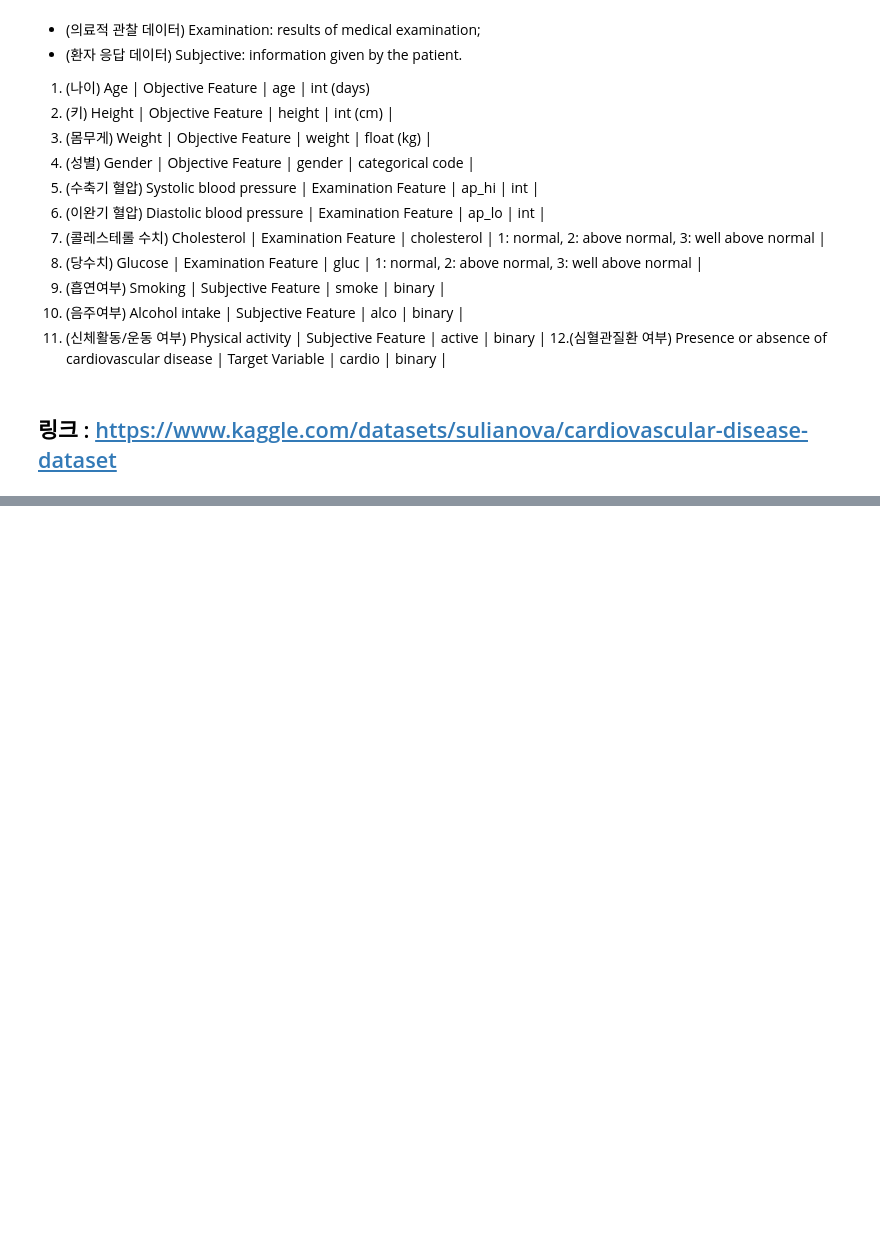
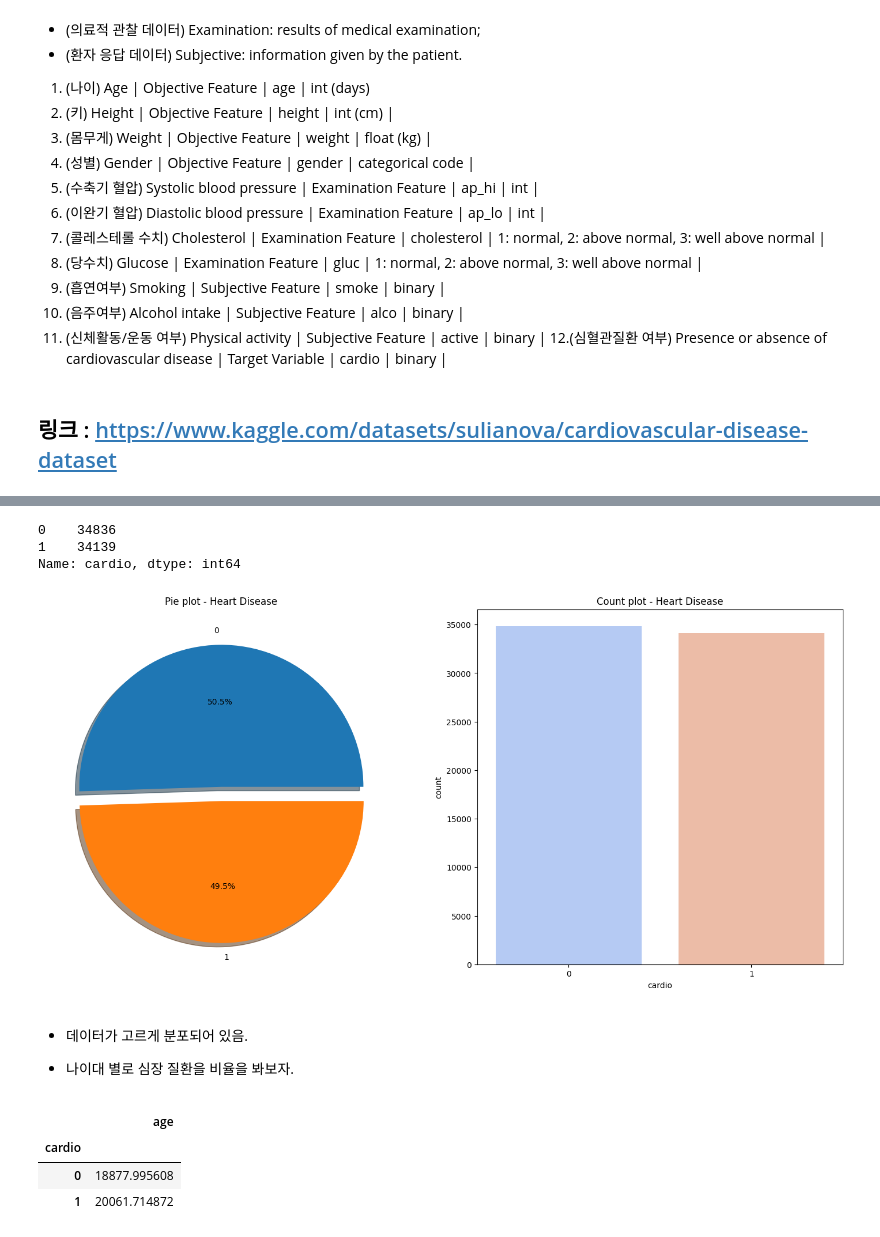
Before and after one commit to Youngpyoryu/Lecture_Note, a Jupyter notebook: 디지털 헬스케어/2주차/20240124.ipynb, the cells around one changed output, grey strips where cells are left out. Saved outputs shown, nothing was run; the diff lists cells and outputs as text; code cells hidden in the pictures; blank space fills up the shorter version.

```diff
--- a/디지털 헬스케어/2주차/20240124.ipynb
+++ b/디지털 헬스케어/2주차/20240124.ipynb
@@ -24,0 +25,5 @@ Mounted at /content/drive
+# %%
+import pandas as pd
+
+data = pd.read_csv('/content/drive/MyDrive/cardio_train.csv',sep=';')
+data
@@ -24,0 +46,9 @@ Mounted at /content/drive
+# %%
+data.drop('id',axis=1,inplace=True)
+data.drop_duplicates(inplace=True)
+# %%
+#bm 계산
+data["bmi"] = data["weight"] / (data["height"]/100)**2
+out_filter = ((data["ap_hi"]>250) | (data["ap_lo"]>200))
+data = data[~out_filter]
+len(data)
@@ -24,0 +57,3 @@ Mounted at /content/drive
+# %%
+out_filter2 = ((data["ap_hi"]<0) | (data["ap_lo"]<0))
+data = data[~out_filter2]
@@ -24,0 +117,32 @@ Mounted at /content/drive
+# %%
+data['cardio'].value_counts()
+# %% [output]
+0    34836
+1    34139
+Name: cardio, dtype: int64
+# %%
+import seaborn as sns
+import matplotlib.pyplot as plt
+f, ax = plt.subplots(1, 2, figsize=(18, 8))
+
+data["cardio"].value_counts().plot.pie(ax=ax[0], shadow=True, explode=[0, 0.1], autopct='%1.1f%%')
+#shadow : 그림자, explode : 두 조각간의 거리, autopct : 각 범주가 데이터에서 차지하는 비율
+ax[0].set_title('Pie plot - Heart Disease')
+ax[0].set_ylabel('')
+sns.countplot(x='cardio', data=data, ax=ax[1],palette='coolwarm')
+ax[1].set_title('Count plot - Heart Disease')
+
+plt.show()
+# %% [output]
+[figure, added]
+# %% [markdown]
+- 데이터가 고르게 분포되어 있음.
+
+- 나이대 별로 심장 질환을 비율을 봐보자.
+# %%
+data[['age','cardio']].groupby('cardio',as_index=True).mean()
+# %% [output]
+|  | age |
+| cardio |  |
+| 0 | 18877.995608 |
+| 1 | 20061.714872 |
```
Also changed, not shown: parts of 94 cells of this notebook.
